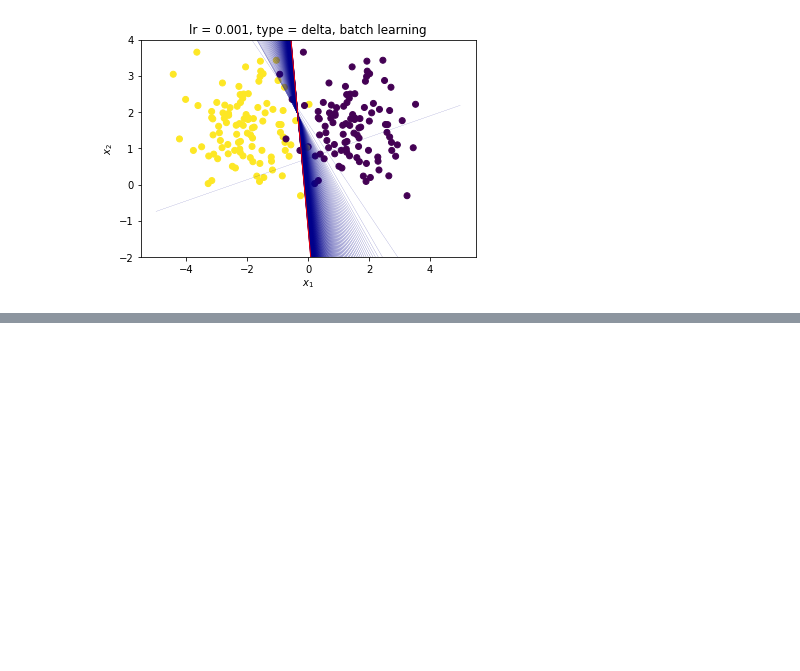
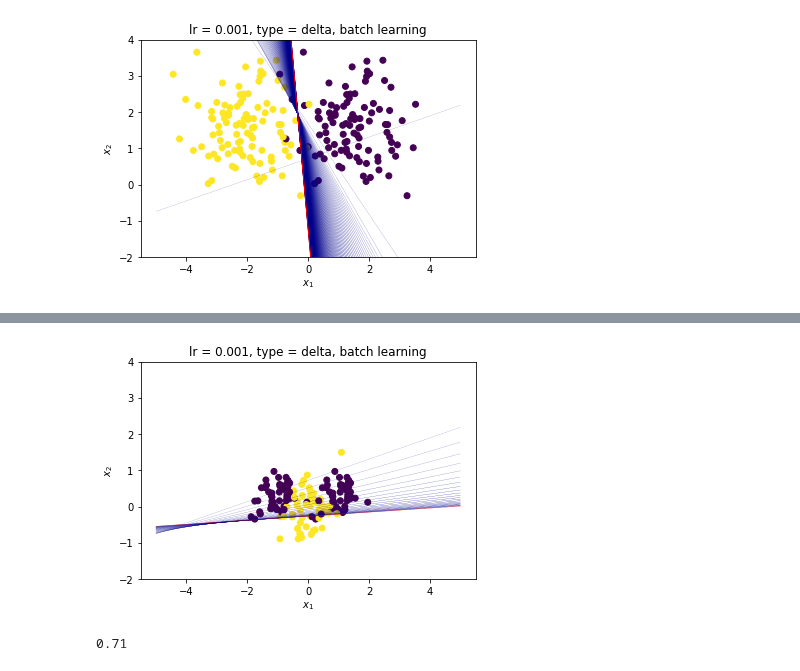
Before and after one commit to kenza-bouzid/ann_labs, a Jupyter notebook: 3.1.3.ipynb, the cells around one changed output, grey strips where cells are left out. Drawn from its saved outputs; the diff is of its cells as text; code cells hidden in the pictures; blank space fills up the shorter version.

Commit message:
Add data splits and metric for 3.1.3

```diff
--- a/3.1.3.ipynb
+++ b/3.1.3.ipynb
@@ -35,0 +34,2 @@ X, y = generate_data_ex3()
+# %%
+data_ex3 = generate_data_ex3()
@@ -43,0 +46,13 @@ break after iteration 73
+# %%
+X_train, X_test, y_train, y_test = split_50(data_ex3, class_label=1)
+# %%
+plt.ylim([-2,4])
+w_del, history = delta_rule(X_train, y_train, lr=lr, max_iters=20)
+p.plot_boundarys(history,X_train,y_train,'delta', batch='batch', lr=lr,  update_size=0.01)
+# %% [output]
+[figure, added]
+# %%
+y_pred = delta_predict(X, w_del)
+accuracy(y, y_pred, class_label=-1)
+# %% [output]
+0.71
```
Also changed, not shown: parts of 5 cells of this notebook, 4 other files.
